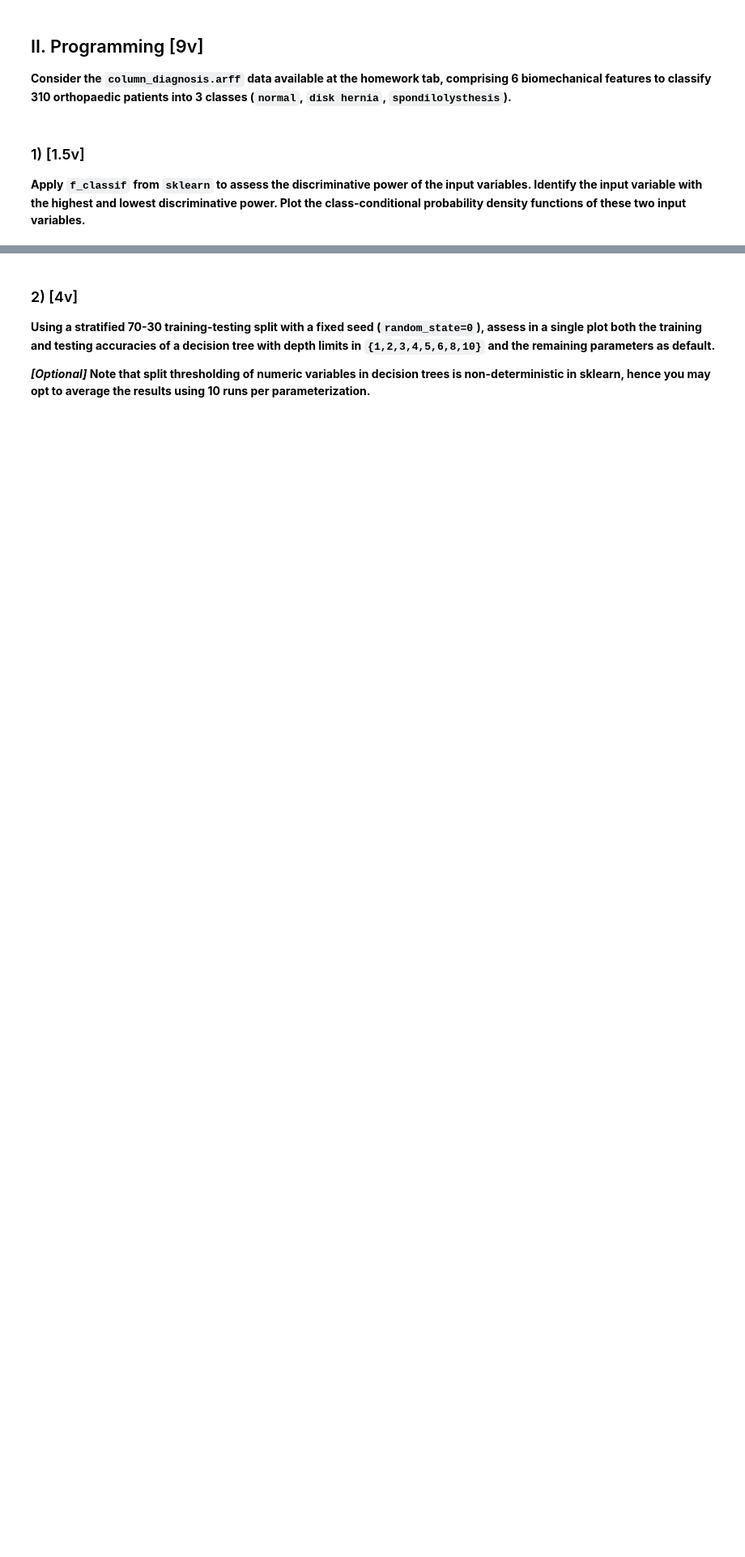
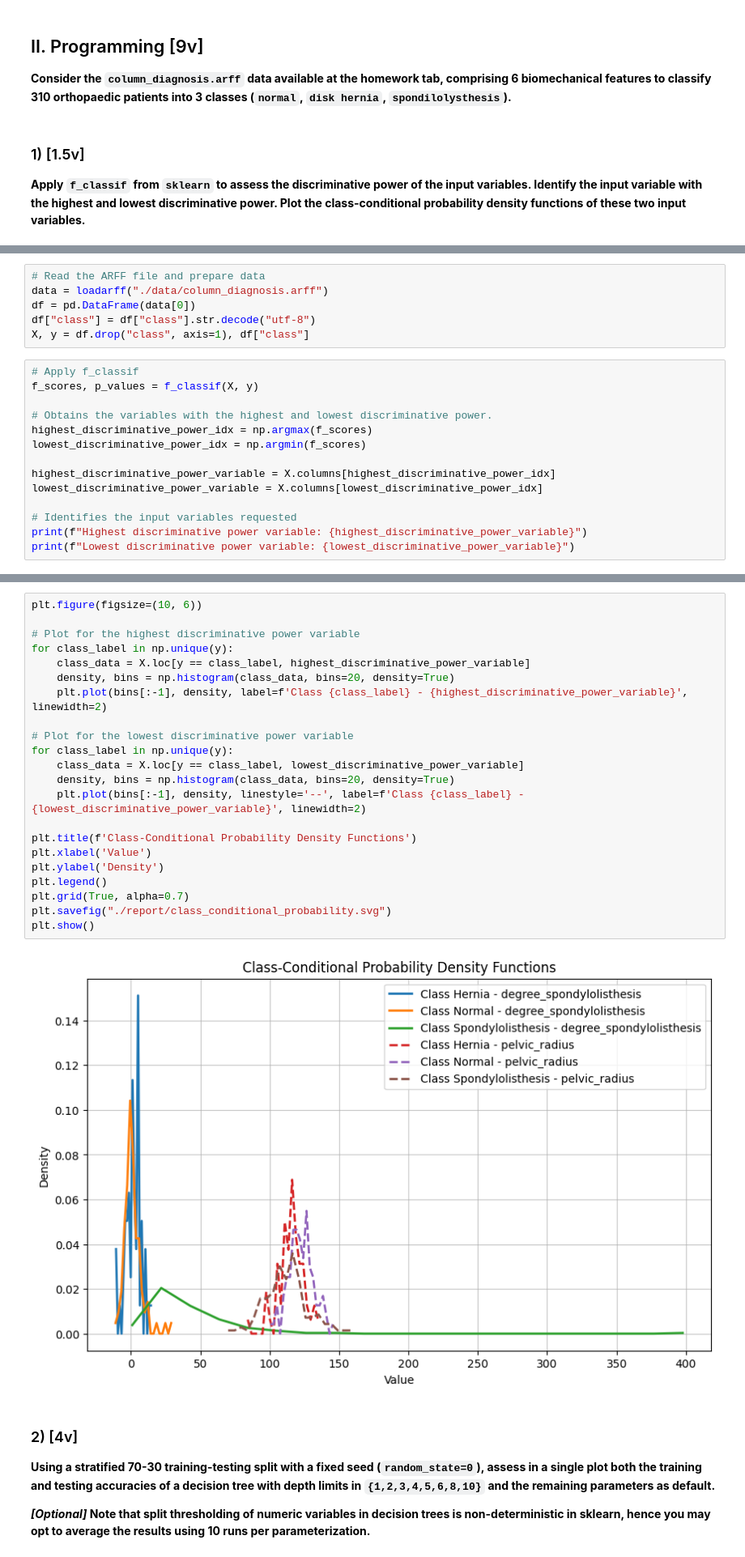
Before and after one commit to gocho1307/Homeworks-ML, a Jupyter notebook: hw1/hw1.ipynb, the cells around one changed output, grey strips where cells are left out. Shown: that part at 81% size. Saved outputs shown, nothing was run; the diff lists cells and outputs as text; blank space fills up the shorter version.

```diff
--- a/hw1/hw1.ipynb
+++ b/hw1/hw1.ipynb
@@ -74,0 +79,20 @@ Plot the class-conditional probability density functions of these two input vari
+# %%
+# Read the ARFF file and prepare data
+data = loadarff("./data/column_diagnosis.arff")
+df = pd.DataFrame(data[0])
+df["class"] = df["class"].str.decode("utf-8")
+X, y = df.drop("class", axis=1), df["class"]
+# %%
+# Apply f_classif
+f_scores, p_values = f_classif(X, y)
+
+# Obtains the variables with the highest and lowest discriminative power.
+highest_discriminative_power_idx = np.argmax(f_scores)
+lowest_discriminative_power_idx = np.argmin(f_scores)
+
+highest_discriminative_power_variable = X.columns[highest_discriminative_power_idx]
+lowest_discriminative_power_variable = X.columns[lowest_discriminative_power_idx]
+
+# Identifies the input variables requested
+print(f"Highest discriminative power variable: {highest_discriminative_power_variable}")
+print(f"Lowest discriminative power variable: {lowest_discriminative_power_variable}")
@@ -75,3 +102,27 @@ Plot the class-conditional probability density functions of these two input vari
+# %%
+plt.figure(figsize=(10, 6))
+
+# Plot for the highest discriminative power variable
+for class_label in np.unique(y):
+    class_data = X.loc[y == class_label, highest_discriminative_power_variable]
+    density, bins = np.histogram(class_data, bins=20, density=True)
+    plt.plot(bins[:-1], density, label=f'Class {class_label} - {highest_discriminative_power_variable}', linewidth=2)
+
+# Plot for the lowest discriminative power variable
+for class_label in np.unique(y):
+    class_data = X.loc[y == class_label, lowest_discriminative_power_variable]
+    density, bins = np.histogram(class_data, bins=20, density=True)
+    plt.plot(bins[:-1], density, linestyle='--', label=f'Class {class_label} - {lowest_discriminative_power_variable}', linewidth=2)
+
+plt.title(f'Class-Conditional Probability Density Functions')
+plt.xlabel('Value')
+plt.ylabel('Density')
+plt.legend()
+plt.grid(True, alpha=0.7)
+plt.savefig("./report/class_conditional_probability.svg")
+plt.show()
+# %% [output]
+[figure, added]
 # %% [markdown]
 ### 2) [4v]
 
```
Also changed, not shown: parts of 3 cells of this notebook, 3 other files.
